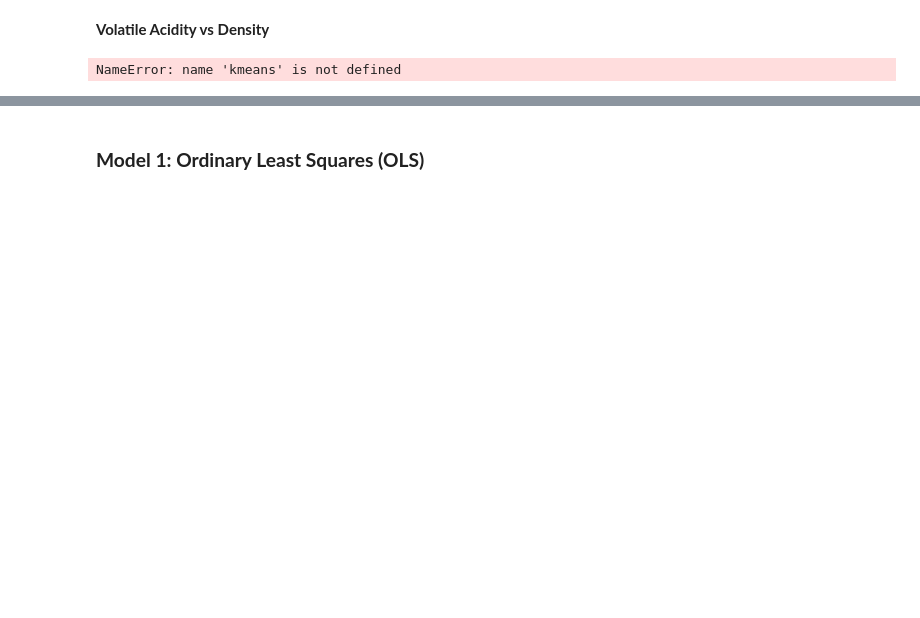
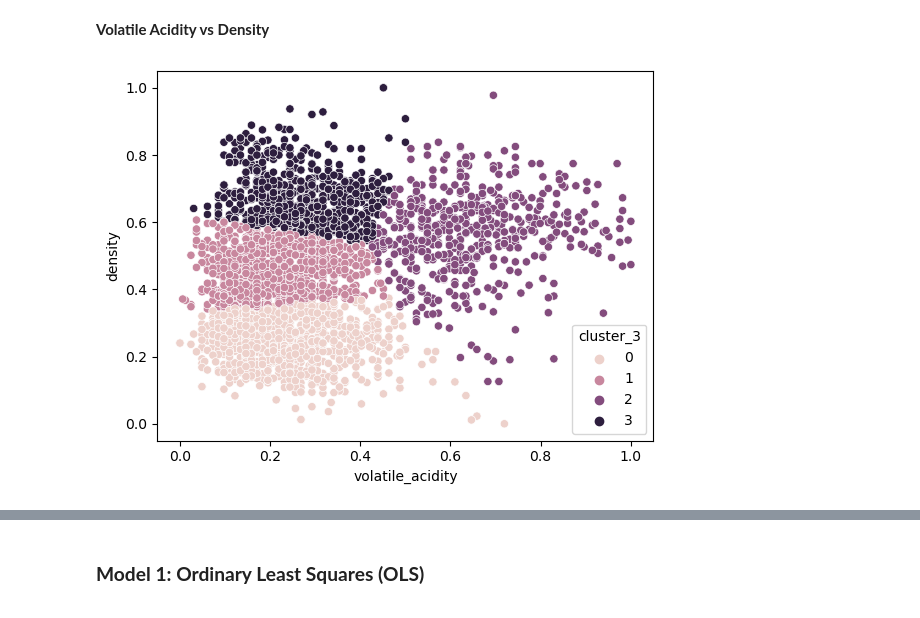
Before and after one commit to Wine-Clustering-Group-B/Clustering-Project, a Jupyter notebook: Final_Notebook.ipynb, the cells around one changed output, grey strips where cells are left out. Cells and saved outputs as stored; diff of their text form; code cells hidden in the pictures; blank space fills up the shorter version.

```diff
--- a/Final_Notebook.ipynb
+++ b/Final_Notebook.ipynb
@@ -285,6 +289,6 @@ NameError: name 'kmeans' is not defined
 # %% [markdown]
 <b>Volatile Acidity vs Density
 # %%
-wr.volatile_acidity_density_clusters(train, validate, test)
+train, validate, test = mod.cluster_3(train, validate, test, features=['volatile_acidity', 'density'], n_clusters=4)
 # %% [output]
-NameError: name 'kmeans' is not defined
+[figure, added]
```
Also changed, not shown: parts of 22 cells of this notebook, 3 other files.
